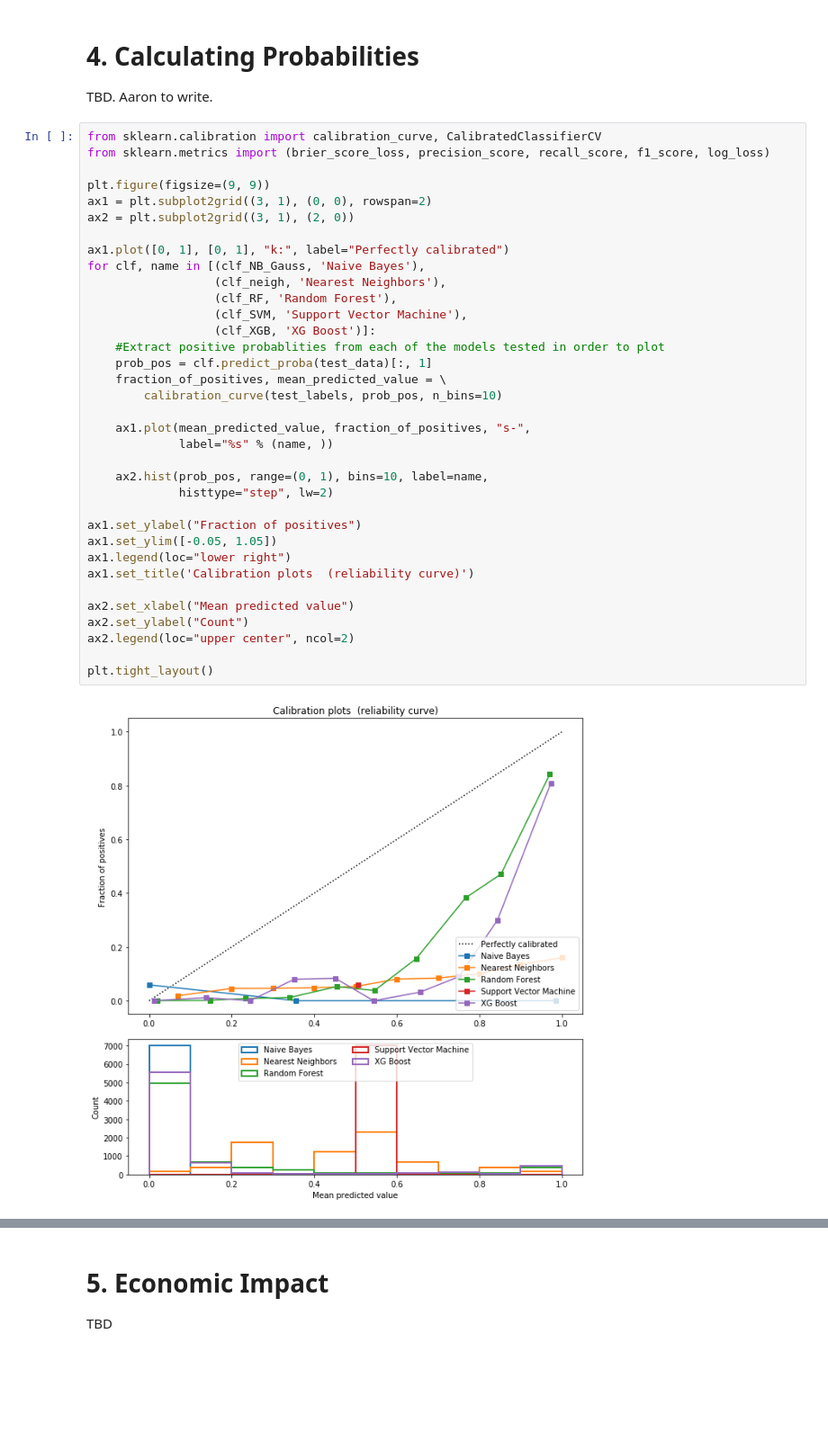
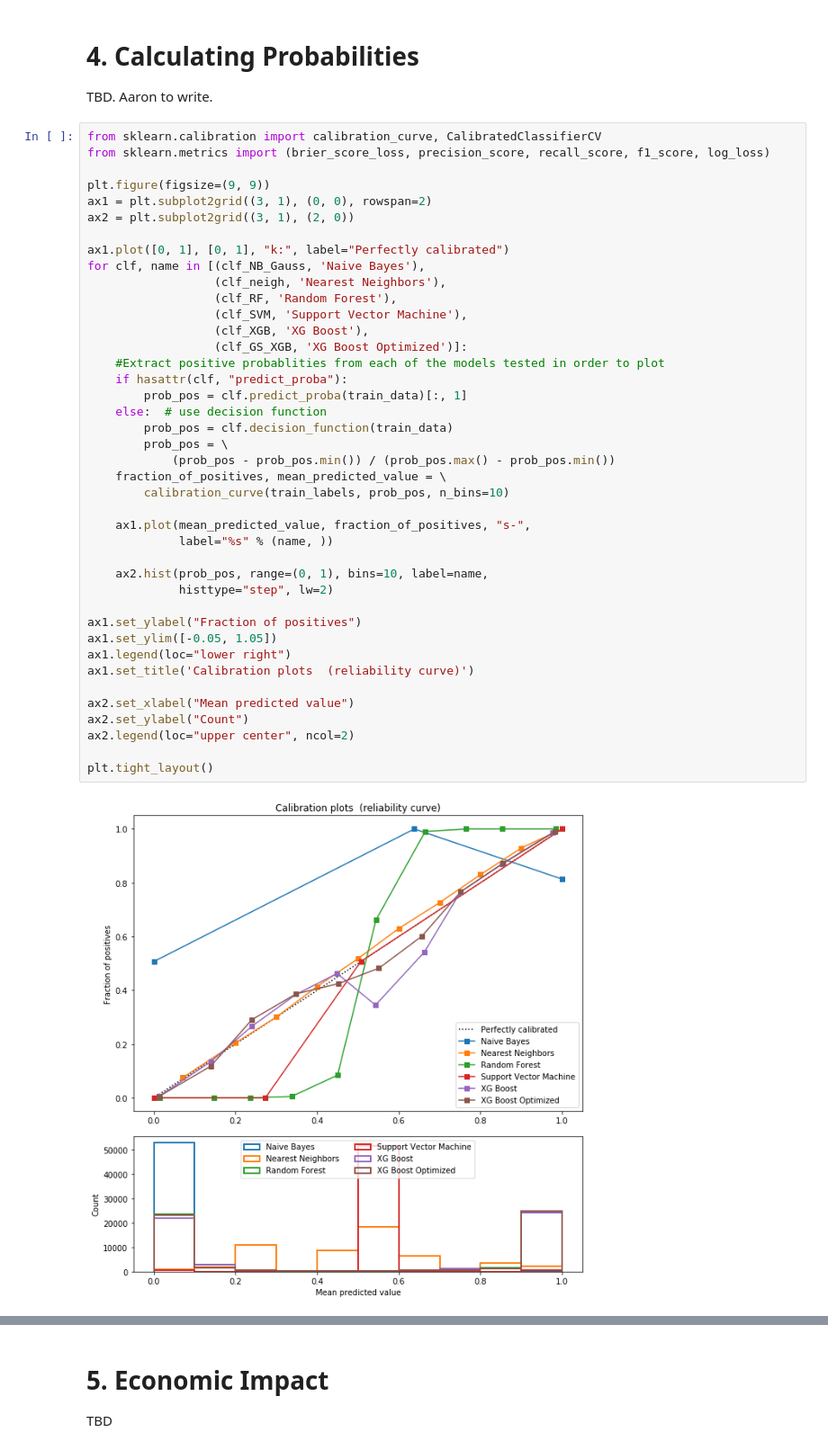
Before and after one commit to ajolson89/W207Fall2018Final, a Jupyter notebook: W207_FinalProj_02MLModels_KennedyKhannaOlson_Final.ipynb, the cells around one changed output, grey strips where cells are left out. Shown at 90% size. Cells and saved outputs as stored; diff of their text form; blank space fills up the shorter version.

Commit message:
Added further calibration

```diff
--- a/W207_FinalProj_02MLModels_KennedyKhannaOlson_Final.ipynb
+++ b/W207_FinalProj_02MLModels_KennedyKhannaOlson_Final.ipynb
@@ -498,37 +499,43 @@ from sklearn.metrics import (brier_score_loss, precision_score, recall_score, f1
 
 plt.figure(figsize=(9, 9))
 ax1 = plt.subplot2grid((3, 1), (0, 0), rowspan=2)
 ax2 = plt.subplot2grid((3, 1), (2, 0))
 
 ax1.plot([0, 1], [0, 1], "k:", label="Perfectly calibrated")
 for clf, name in [(clf_NB_Gauss, 'Naive Bayes'),
                   (clf_neigh, 'Nearest Neighbors'),
                   (clf_RF, 'Random Forest'),
                   (clf_SVM, 'Support Vector Machine'),
-                  (clf_XGB, 'XG Boost')]:
+                  (clf_XGB, 'XG Boost'),
+                  (clf_GS_XGB, 'XG Boost Optimized')]:
     #Extract positive probablities from each of the models tested in order to plot
-    prob_pos = clf.predict_proba(test_data)[:, 1]
+    if hasattr(clf, "predict_proba"):
+        prob_pos = clf.predict_proba(train_data)[:, 1]
+    else:  # use decision function
+        prob_pos = clf.decision_function(train_data)
+        prob_pos = \
+            (prob_pos - prob_pos.min()) / (prob_pos.max() - prob_pos.min())
     fraction_of_positives, mean_predicted_value = \
-        calibration_curve(test_labels, prob_pos, n_bins=10)
+        calibration_curve(train_labels, prob_pos, n_bins=10)
 
     ax1.plot(mean_predicted_value, fraction_of_positives, "s-",
              label="%s" % (name, ))
 
     ax2.hist(prob_pos, range=(0, 1), bins=10, label=name,
              histtype="step", lw=2)
 
 ax1.set_ylabel("Fraction of positives")
 ax1.set_ylim([-0.05, 1.05])
 ax1.legend(loc="lower right")
 ax1.set_title('Calibration plots  (reliability curve)')
 
 ax2.set_xlabel("Mean predicted value")
 ax2.set_ylabel("Count")
 ax2.legend(loc="upper center", ncol=2)
 
 plt.tight_layout()
 # %% [output]
-[figure, old version]
+[figure, new version]
 # %%
 #Fit isotonic and sigmoid calibration to the XG Boost Model
 clf_isotonic = CalibratedClassifierCV(clf_XGB, cv = 2, method = 'isotonic')
```
Also changed, not shown: parts of 5 cells of this notebook.
